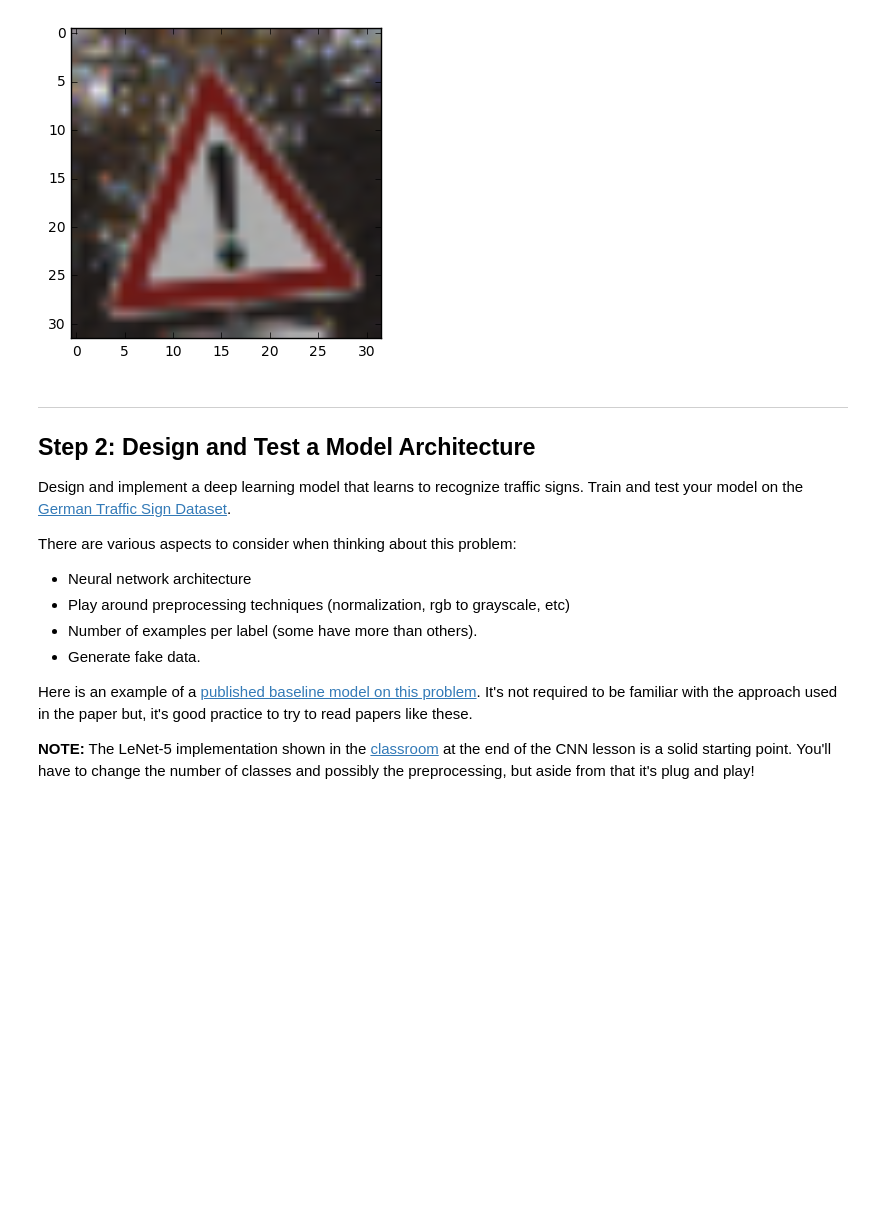
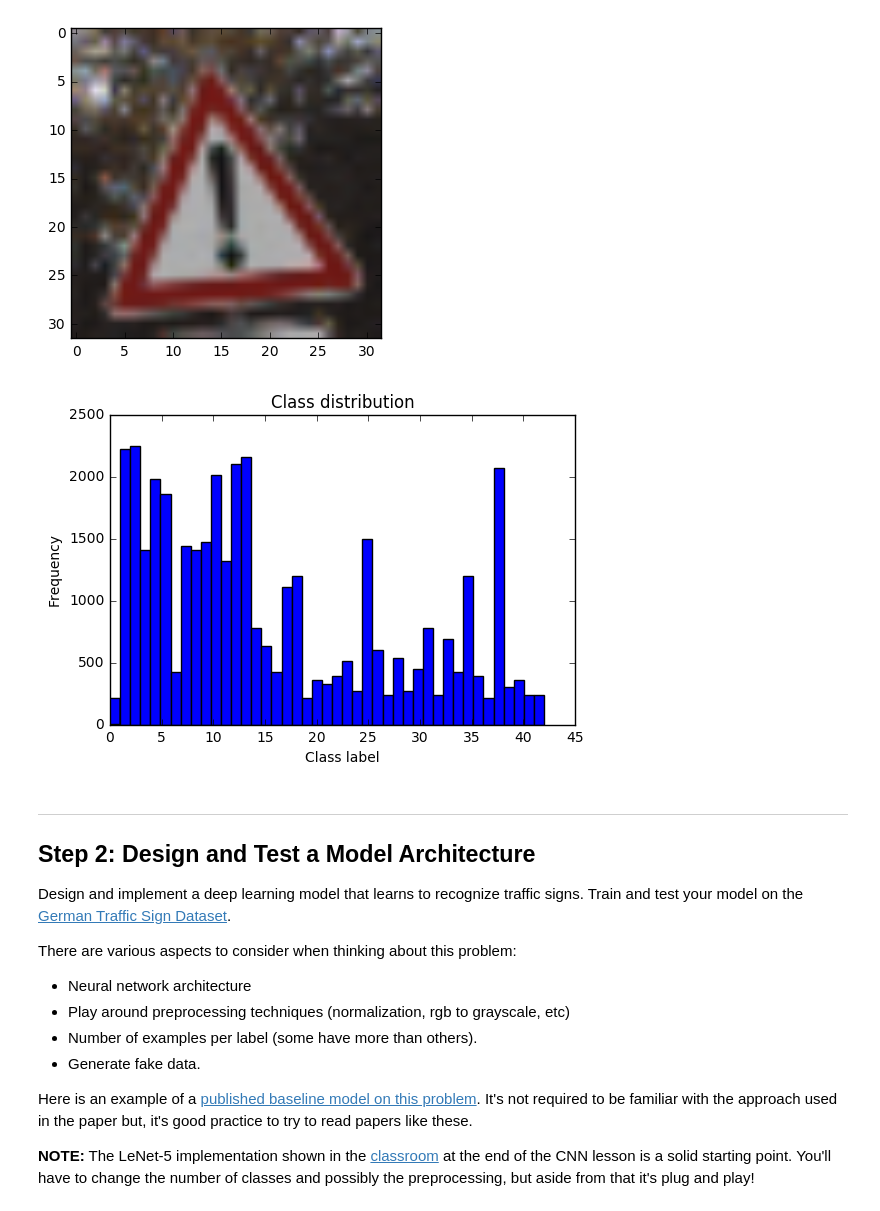
Before and after one commit to shawpan/CarND-Traffic-Signs, a Jupyter notebook: Traffic_Signs_Recognition.ipynb, the cells around one changed output. Cells and saved outputs as stored; diff of their text form; code cells hidden in the pictures; blank space fills up the shorter version.

Commit message:
Unbalanced data class distribution drawn

```diff
--- a/Traffic_Signs_Recognition.ipynb
+++ b/Traffic_Signs_Recognition.ipynb
@@ -93,6 +93,14 @@ for i in np.random.randint(low=0, high=n_train-1, size=10):
 [figure]
 [figure]
 [figure]
+# %%
+plt.hist(y_train_orig, bins=n_classes)
+plt.title("Class distribution")
+plt.xlabel("Class label")
+plt.ylabel("Frequency")
+plt.show()
+# %% [output]
+[figure, added]
 # %% [markdown]
 ----
 
```
